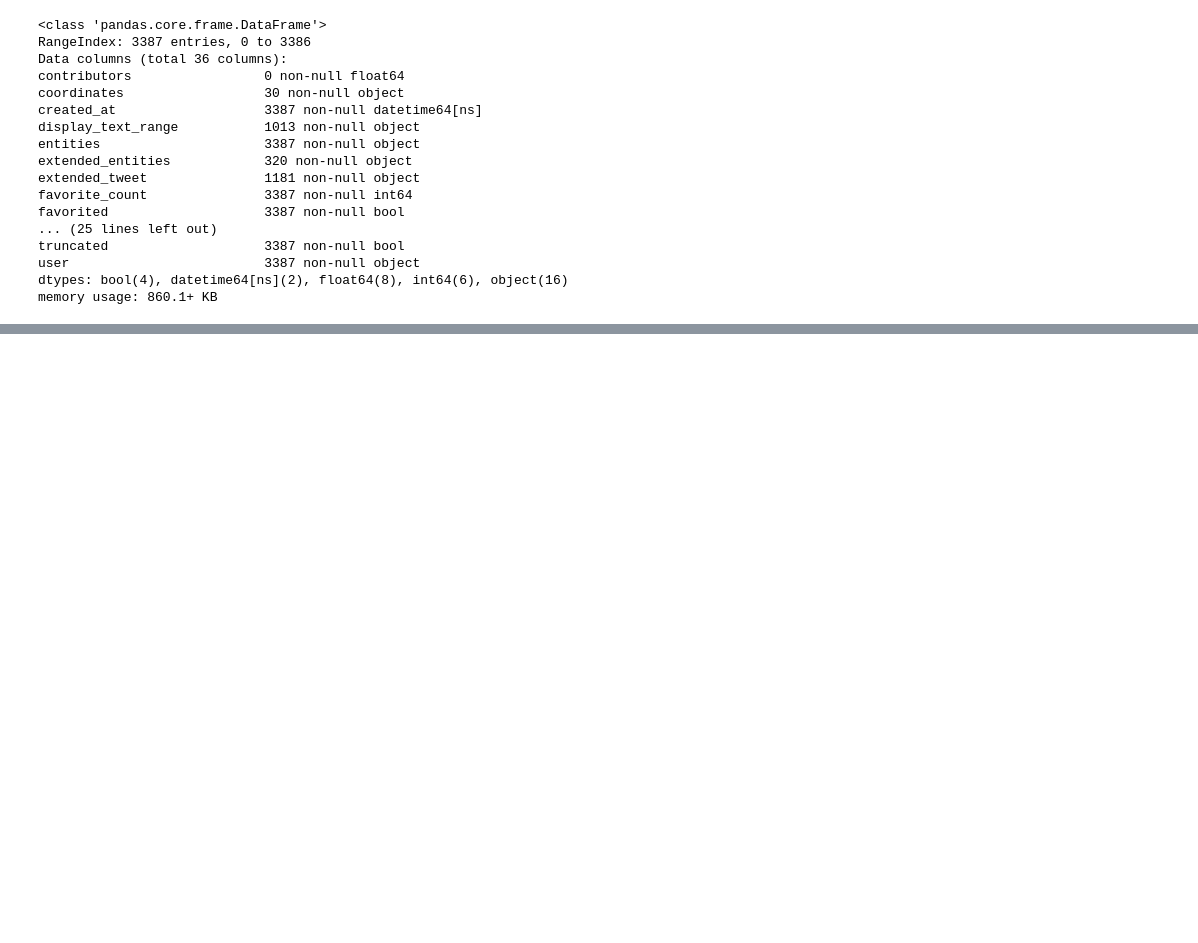
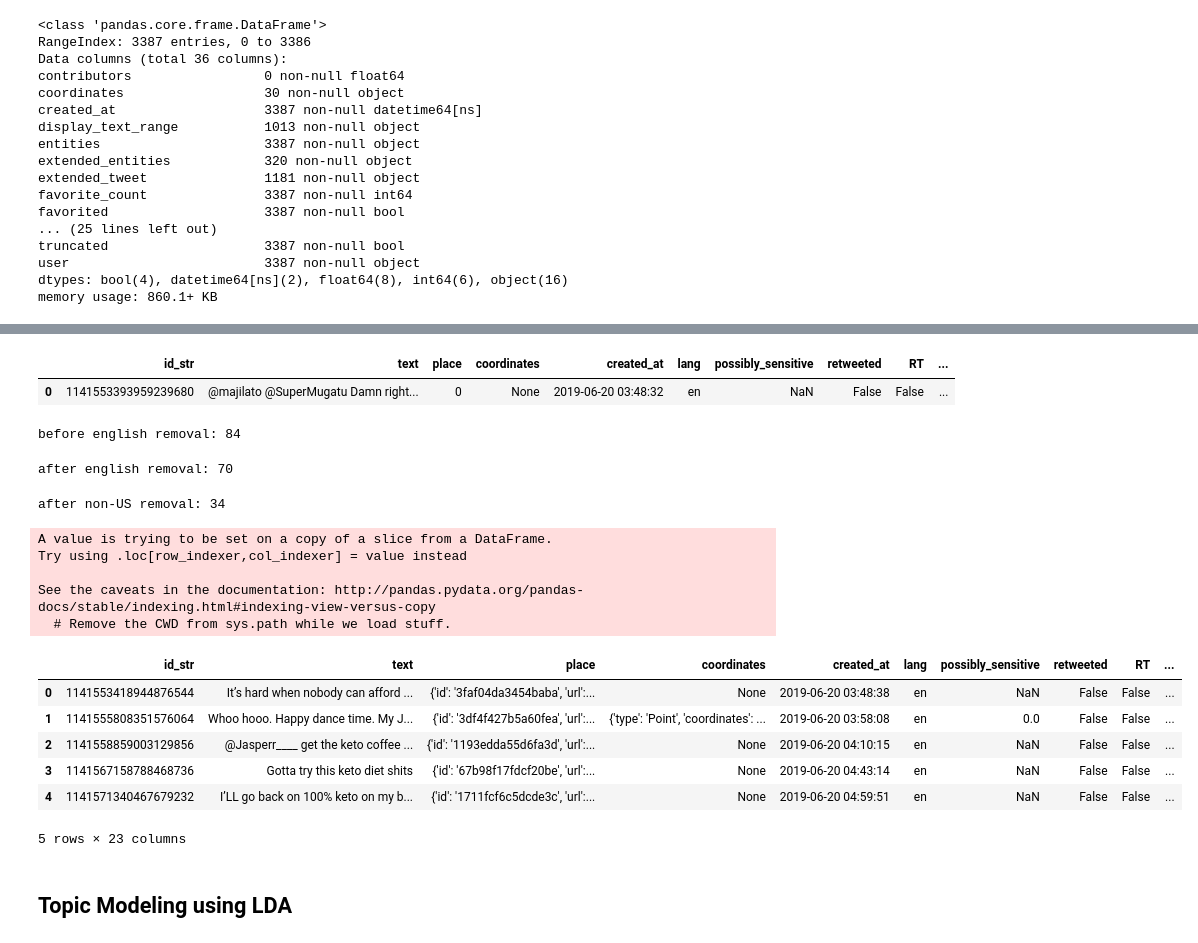
Before and after one commit to vinhttran/fad_diets_ml, a Jupyter notebook: fad_diets_EDA_c2.ipynb, the cells around one changed output, grey strips where cells are left out. Cells and saved outputs as stored; diff of their text form; code cells hidden in the pictures; blank space fills up the shorter version.

```diff
--- a/fad_diets_EDA_c2.ipynb
+++ b/fad_diets_EDA_c2.ipynb
@@ -499,5 +82,0 @@ ax.set_ylabel('Number of Tweets')
-# %%
-# Create pd with just text for english tweets and examine
-pd_text = pd_tweets_en[["id","text"]]
-pd.set_option('display.max_colwidth', -1)
-pd_text
@@ -1242,0 +83,42 @@ p-value for positive frequency comparison: 0.000
+# %%
+df.head(1)
+# %% [output]
+|  | id_str | text | place | coordinates | created_at | lang | possibly_sensitive | retweeted | RT | ... |
+| 0 | 1141553393959239680 | @majilato @SuperMugatu Damn right... | 0 | None | 2019-06-20 03:48:32 | en | NaN | False | False | ... |
+# %%
+#fix Place field
+#fill None with 0
+filled = df['place'].fillna(0)
+#replace old column
+df["place"] = filled
+# #mask
+place = df[df['place'] != 0]
+place.reset_index(inplace=True)
+
+#pull out bounding box from place
+df_place = [i for i in df["place"] if i]
+df_place_2 = pd.DataFrame(list(np.array(df_place)))
+
+city = df_place_2[["name","country_code"]]
+
+bounding_box = pd.DataFrame(list(np.array(df_place_2["bounding_box"])))
+bounding_box.rename(columns={'coordinates': 'bounding_box'}, inplace=True)
+# %%
+#add to original df to get df we want
+df_location = pd.concat([place, bounding_box], axis=1, join='inner')
+df_location = pd.concat([df_location, city], axis=1, join='inner')
+print("before english removal:", len(df_location))
+# %% [output]
+before english removal: 84
+# %%
+#limit to only english for analysis
+df_location = df_location[df_location['lang'] == 'en']
+print("after english removal:", len(df_location))
+# %% [output]
+after english removal: 70
+# %%
+#limit to only US for analysis
+df_location = df_location[df_location['country_code'] == 'US']
+print("after non-US removal:", len(df_location))
+# %% [output]
+after non-US removal: 34
@@ -1242,0 +128,33 @@ p-value for positive frequency comparison: 0.000
+# %%
+p.set_options(p.OPT.URL, p.OPT.SMILEY, p.OPT.MENTION) #remove URLs, smileys, mentions but keep emojis
+
+
+text_list = list(df_location["text"])
+
+clean_text_list = []
+for tweet in text_list:
+    clean_text_list.append(p.clean(tweet))
+
+df_location["text_clean"] = clean_text_list
+# %% [output]
+A value is trying to be set on a copy of a slice from a DataFrame.
+Try using .loc[row_indexer,col_indexer] = value instead
+
+See the caveats in the documentation: http://pandas.pydata.org/pandas-docs/stable/indexing.html#indexing-view-versus-copy
+  # Remove the CWD from sys.path while we load stuff.
+# %%
+#fix index
+df_location2 = df_location.reset_index()
+df_location3 = df_location2.drop(["index", "level_0"], axis = 1)
+df_location3['index'] = df_location3.index
+df_location3.head()
+# %% [output]
+|  | id_str | text | place | coordinates | created_at | lang | possibly_sensitive | retweeted | RT | ... |
+| 0 | 1141553418944876544 | It’s hard when nobody can afford ... | {'id': '3faf04da3454baba', 'url':... | None | 2019-06-20 03:48:38 | en | NaN | False | False | ... |
+| 1 | 1141555808351576064 | Whoo hooo. Happy dance time. My J... | {'id': '3df4f427b5a60fea', 'url':... | {'type': 'Point', 'coordinates': ... | 2019-06-20 03:58:08 | en | 0.0 | False | False | ... |
+| 2 | 1141558859003129856 | @Jasperr____ get the keto coffee ... | {'id': '1193edda55d6fa3d', 'url':... | None | 2019-06-20 04:10:15 | en | NaN | False | False | ... |
+| 3 | 1141567158788468736 | Gotta try this keto diet shits | {'id': '67b98f17fdcf20be', 'url':... | None | 2019-06-20 04:43:14 | en | NaN | False | False | ... |
+| 4 | 1141571340467679232 | I’LL go back on 100% keto on my b... | {'id': '1711fcf6c5dcde3c', 'url':... | None | 2019-06-20 04:59:51 | en | NaN | False | False | ... |
+5 rows × 23 columns
+# %% [markdown]
+## Topic Modeling using LDA
```
Also changed, not shown: parts of 193 cells of this notebook.
